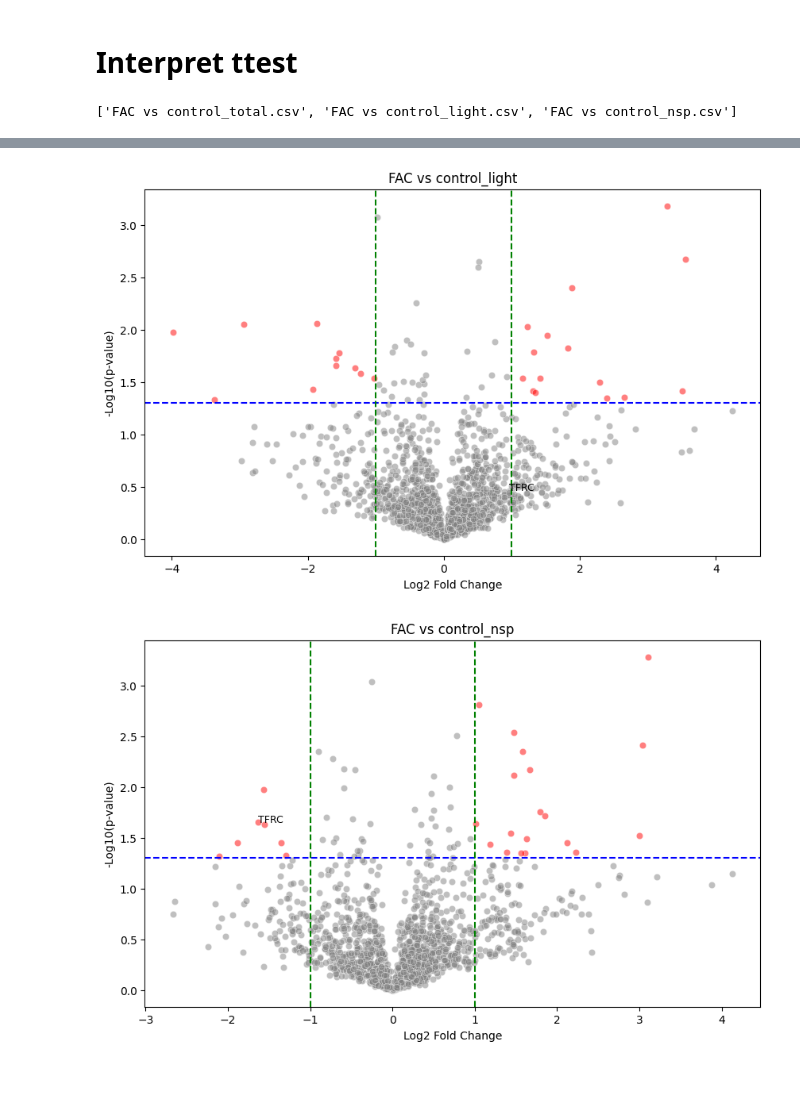
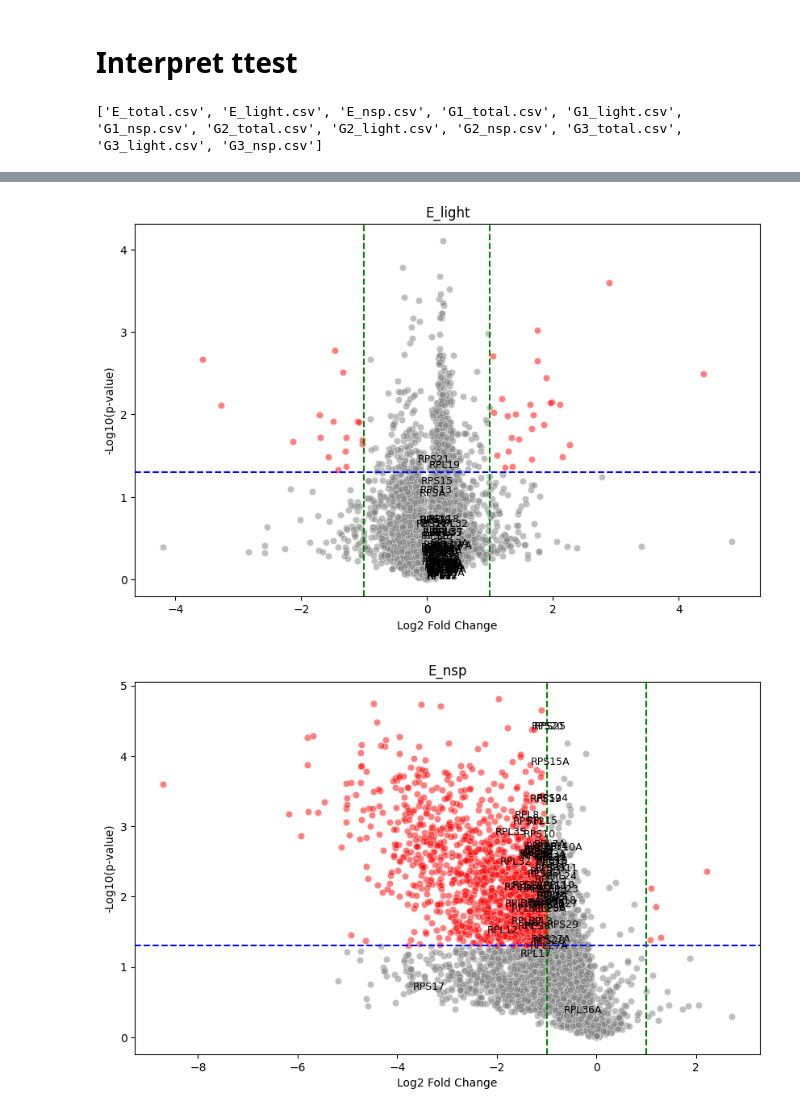
Before and after one commit to rkerrid/silac_dia_statistics, a Jupyter notebook: examples/interpret_ttest.ipynb, the cells around one changed output, grey strips where cells are left out. Cells and saved outputs as stored; diff of their text form; code cells hidden in the pictures; blank space fills up the shorter version.

Commit message:
analyzing new pipeline

```diff
--- a/examples/interpret_ttest.ipynb
+++ b/examples/interpret_ttest.ipynb
@@ -6,6 +6,7 @@ from sdia_stats.visualization.interpret_ttest_results import loop_and_plot_resul
 path = path = 'G:/My Drive/Data/data/eif4f pilot stats/imputed/ttest results/'
 path = 'G:/My Drive/Data/data/poc1 statstest/H/imputed/ttest results/'
 path = 'G:/My Drive/Data/data/poc 3/N/imputed/ttest results/'
+path = 'G:/My Drive/Data/data/testing pipeline dev/eif4f/imputed/normalized/ttest results/'
 # %%
 # curated list of 5'TOP proteins from Cockman et al. 2020 https://www.ncbi.nlm.nih.gov/pmc/articles/PMC7407576/
 '''mRNAs encoding proteins require for translation are distinguished by a 5’ Terminal OligoPyrimidine (5’ TOP) motif.
@@ -42,12 +43,12 @@ pois = ['RPSA', 'RPS2', 'RPS3', 'RPS3A', 'RPS4X', 'RPS4Y', 'RPS5', 'RPS6', 'RPS7
 
 # other proteins of interest
 # eIF containing proteins
-pois = ['EIF1', 'EIF2A', 'EIF2AK1', 'EIF2AK2', 'EIF2AK3', 'EIF2AK4', 'EIF2B1', 'EIF2B2', 'EIF2B3', 'EIF2B4', 'EIF2B5', 'EIF2C1', 'EIF2C2', 'EIF2C3', 'EIF2C4', 'EIF2S1', 'EIF2S2', 'EIF2S3', 'EIF3A', 'EIF3B', 'EIF3C', 'EIF3D', 'EIF3E', 'EIF3F', 'EIF3G', 'EIF3H', 'EIF3I', 'EIF3J', 'EIF3K', 'EIF3L', 'EIF3M', 'EIF4A1', 'EIF4A2', 'EIF4A3', 'EIF4B', 'EIF4E2', 'EIF4E3', 'EIF4EBP1', 'EIF4EBP2', 'EIF4EBP3', 'EIF4H', 'EIF5', 'EIF5A', 'EIF5A2', 'EIF5B', 'EIF6']
+#pois = ['EIF1', 'EIF2A', 'EIF2AK1', 'EIF2AK2', 'EIF2AK3', 'EIF2AK4', 'EIF2B1', 'EIF2B2', 'EIF2B3', 'EIF2B4', 'EIF2B5', 'EIF2C1', 'EIF2C2', 'EIF2C3', 'EIF2C4', 'EIF2S1', 'EIF2S2', 'EIF2S3', 'EIF3A', 'EIF3B', 'EIF3C', 'EIF3D', 'EIF3E', 'EIF3F', 'EIF3G', 'EIF3H', 'EIF3I', 'EIF3J', 'EIF3K', 'EIF3L', 'EIF3M', 'EIF4A1', 'EIF4A2', 'EIF4A3', 'EIF4B', 'EIF4E2', 'EIF4E3', 'EIF4EBP1', 'EIF4EBP2', 'EIF4EBP3', 'EIF4H', 'EIF5', 'EIF5A', 'EIF5A2', 'EIF5B', 'EIF6']
 # knock downs
 #pois = ['EIF4E','EIF4G1','EIF4G2','EIF4G3']
-pois = ['CDK4', 'CDK6']
-pois = ['FTH1', 'FTL1', 'TFRC']
+#pois = ['CDK4', 'CDK6']
+#pois = ['FTH1', 'FTL1', 'TFRC']
 # %%
-loop_and_plot_results(path, pois, uniprot=False)
+loop_and_plot_results(path, pois, interactive=False, uniprot=False)
 # %% [output]
-['FAC vs control_total.csv', 'FAC vs control_light.csv', 'FAC vs control_nsp.csv']
+['E_total.csv', 'E_light.csv', 'E_nsp.csv', 'G1_total.csv', 'G1_light.csv', 'G1_nsp.csv', 'G2_total.csv', 'G2_light.csv', 'G2_nsp.csv', 'G3_total.csv', 'G3_light.csv', 'G3_nsp.csv']
@@ -55,2 +56,2 @@ loop_and_plot_results(path, pois, uniprot=False)
-[figure, old version]
+[figure, new version]
-[figure, old version]
+[figure, new version]
```
Also changed, not shown: parts of 1 cell of this notebook, 9 other files.
